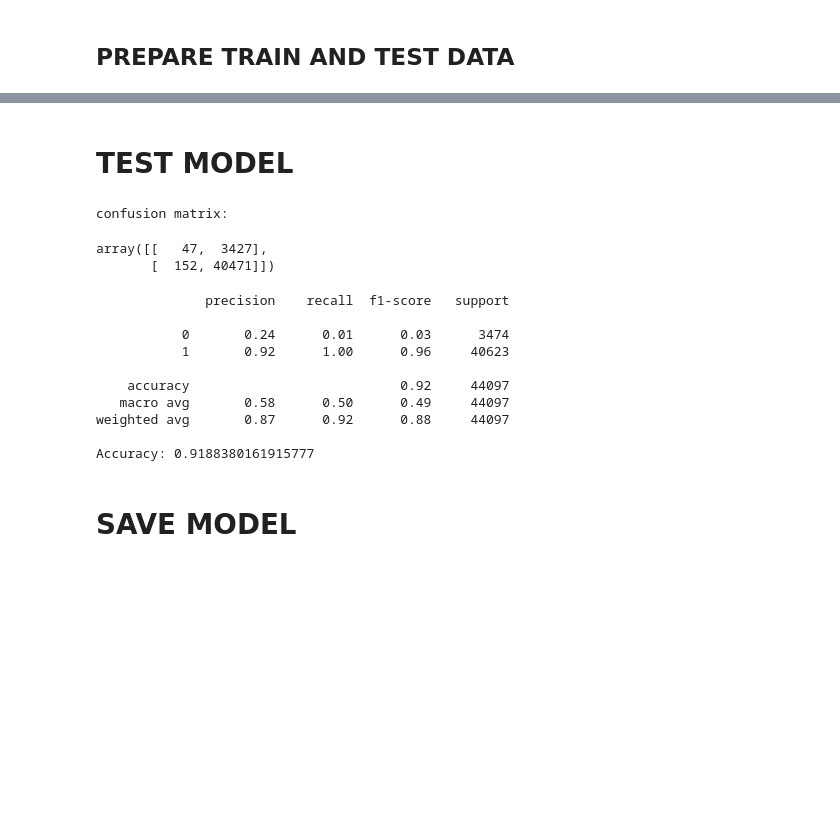
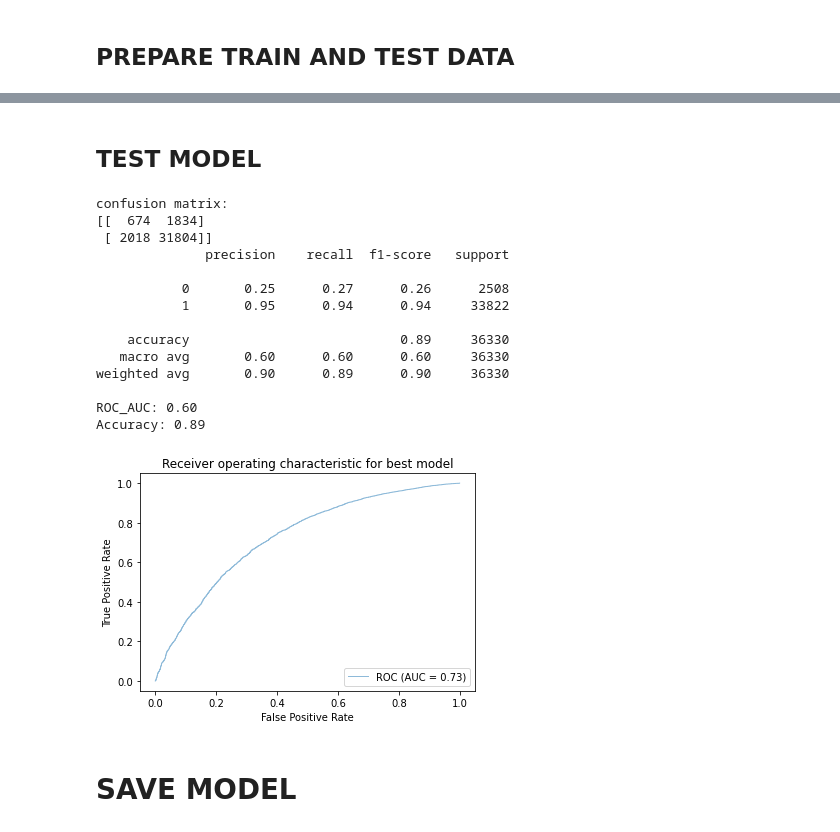
Before and after one commit to fuserkuba/OrderTaking, a Jupyter notebook: training/TakeOrderTraining.ipynb, the cells around one changed output, grey strips where cells are left out. Cells and saved outputs as stored; diff of their text form; code cells hidden in the pictures; blank space fills up the shorter version.

```diff
--- a/training/TakeOrderTraining.ipynb
+++ b/training/TakeOrderTraining.ipynb
@@ -151,15 +235,27 @@ from sklearn.preprocessing import StandardScaler
 from sklearn.pipeline import Pipeline
 #
 from sklearn.neighbors import KNeighborsClassifier
+from sklearn.ensemble import RandomForestClassifier
+import xgboost as xgb
 
-classifier = KNeighborsClassifier(n_neighbors=3)
+#classifier = KNeighborsClassifier(n_neighbors=3)
+classifier = RandomForestClassifier(criterion='gini',max_features='auto',n_jobs=-1)
+#classifier = xgb.XGBClassifier(objective='binary:logistic', n_estimators=10, seed=123)
 
 steps = [('scaler', StandardScaler()),
          ('clf', classifier)]
 
 pipeline = Pipeline(steps)
 
-parameters = {'clf__n_neighbors': (3,5,10)}
+# parameters = {'clf__n_neighbors': (3,5,10)}
+parameters = {
+'clf__max_depth': [80, 100],
+'clf__max_features': [2, 4],
+'clf__min_samples_leaf': [3, 5],
+'clf__min_samples_split': [8, 10],
+'clf__n_estimators': [300, 400],
+'clf__class_weight': ['balanced','balanced_subsample']
+}
 
 display(parameters)
 # %% [output]
@@ -171,12 +272,10 @@ from sklearn.model_selection import GridSearchCV
 from pprint import pprint
 from time import time
 
-grid_search = GridSearchCV(pipeline, parameters, n_jobs=-1, verbose=1)
+grid_search = GridSearchCV(pipeline, parameters, n_jobs=-1, verbose=1, scoring='roc_auc')
 
 print("Performing grid search...")
 print("pipeline:", [name for name, _ in pipeline.steps])
-print("parameters:")
-pprint(parameters)
 t0 = time()
 grid_search.fit(X_train, y_train)
 print("Done in %0.3fs" % (time() - t0))
@@ -191,6 +290,8 @@ model=grid_search.best_estimator_
 
 print("\nBEST MODEL :")
 display(model)
+
+print("BEST SCORE : {}".format(grid_search.best_score_))
 # %% [output]
 Performing grid search...
 pipeline: ['scaler', 'clf']
@@ -218,30 +333,44 @@ Pipeline(memory=None,
 # %% [markdown]
-# TEST MODEL
+## TEST MODEL
 # %%
 from sklearn.metrics import confusion_matrix
 from sklearn.metrics import classification_report
 from sklearn.metrics import accuracy_score
-
+from sklearn.metrics import precision_recall_curve
+from sklearn.metrics import average_precision_score
+from sklearn.metrics import roc_auc_score
+from sklearn.metrics import plot_roc_curve
 
 y_pred = model.predict(X_test)
+
 print("confusion matrix:")
-display(confusion_matrix(y_test, y_pred))
+print(confusion_matrix(y_test, y_pred))
 print(classification_report(y_test, y_pred))
-print("Accuracy: {}".format(accuracy_score(y_test, y_pred)))
+print("ROC_AUC: %0.2f" % roc_auc_score(y_test, y_pred))
+print("Accuracy: %0.2f" % accuracy_score(y_test, y_pred))
+
+fig, ax = plt.subplots()
+viz = plot_roc_curve(model, X_test, y_test,name='ROC',alpha=0.5, lw=1, ax=ax)
+ax.set(xlim=[-0.05, 1.05], ylim=[-0.05, 1.05],
+       title="Receiver operating characteristic for best model")
+ax.legend(loc="lower right")
+plt.show()
 # %% [output]
 confusion matrix:
+[[  674  1834]
+ [ 2018 31804]]
+              precision    recall  f1-score   support
+
+           0       0.25      0.27      0.26      2508
+           1       0.95      0.94      0.94     33822
+
+    accuracy                           0.89     36330
+   macro avg       0.60      0.60      0.60     36330
+weighted avg       0.90      0.89      0.90     36330
+
+ROC_AUC: 0.60
+Accuracy: 0.89
-array([[   47,  3427],
-       [  152, 40471]])
-              precision    recall  f1-score   support
-
-           0       0.24      0.01      0.03      3474
-           1       0.92      1.00      0.96     40623
-
-    accuracy                           0.92     44097
-   macro avg       0.58      0.50      0.49     44097
-weighted avg       0.87      0.92      0.88     44097
-
-Accuracy: 0.9188380161915777
+[figure, added]
 # %% [markdown]
 # SAVE MODEL
 # %%
```
Also changed, not shown: parts of 13 cells of this notebook.
